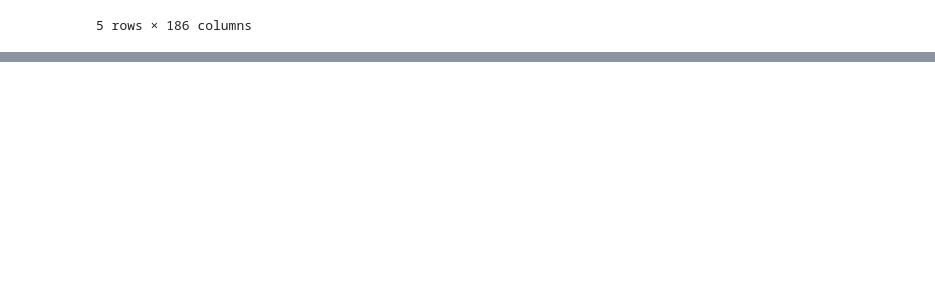
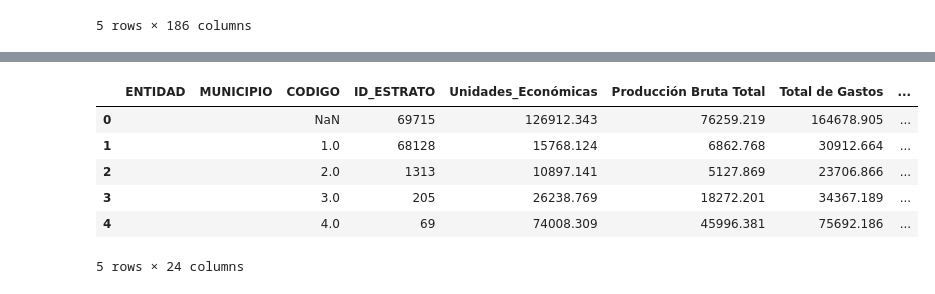
Before and after one commit to damontufar/project1, a Jupyter notebook: data_cleanup/inegi_data_2019.ipynb, the cells around one changed output, grey strips where cells are left out. Saved outputs shown, nothing was run; the diff lists cells and outputs as text; code cells hidden in the pictures; blank space fills up the shorter version.

Commit message:
Renamed Base and keeping necessary columns

```diff
--- a/data_cleanup/inegi_data_2019.ipynb
+++ b/data_cleanup/inegi_data_2019.ipynb
@@ -120,0 +94,48 @@ df.head(10)
+# %%
+#Rename Columns
+
+df.rename(columns = {"UE": "Unidades_Económicas",
+                    "A111A" : "Producción Bruta Total",
+                    "A700A" : "Total de Gastos",
+                    "A800A" : "Total de Ingresos",
+                    "H000A" : "Personal contratado",
+                    "J000A" : "Total de Remuneraciones",
+                    "K000A" : "Total de Gastos por consumo de bienes y servicios",
+                    "K020A" : "Materiales e insumos consumidos",
+                    "K030A" : "Materias primas y materiales usados en la producción",
+                    "K412A" : "Gasto por consumo de energía electríca",
+                    "K050A" : "Renta y alquiler de bienes muebles e inmuebles",
+                    "K810A" : "Gastos por publicidad",
+                    "K820A" : "Gastos por servicios de comunicación",
+                    "K976A" : "Gastos por consumo de agua",
+                    "M000A" : "Total de ingresos por suministros de bienes y servicios",
+                    "A182A" : "Remuneración media por persona remunerada",
+                    "A223A" : "Participación de la venta de productos en el total de ingresos por suministro de bienes y servicios",
+                    "A231A" : "Margen bruto de operación",
+                    "A433A" : "Ingreso principal respecto al Gasto principal",
+                    "A436A" : "Ingresos por suministro de bienes y servicios por persona ocupada",
+                    }, inplace = True)
+# %%
+#Keep only the columns useful for the analysis
+
+census_df = df[["ENTIDAD", "MUNICIPIO", "CODIGO", "ID_ESTRATO", "Unidades_Económicas","Producción Bruta Total",
+                "Total de Gastos", "Total de Ingresos", "Personal contratado", "Total de Remuneraciones",
+                "Total de Gastos por consumo de bienes y servicios", "Materiales e insumos consumidos",
+                "Materias primas y materiales usados en la producción", "Gasto por consumo de energía electríca",
+                "Renta y alquiler de bienes muebles e inmuebles", "Gastos por publicidad",
+                "Gastos por servicios de comunicación", "Gastos por consumo de agua",
+                "Total de ingresos por suministros de bienes y servicios", "Remuneración media por persona remunerada",
+                "Participación de la venta de productos en el total de ingresos por suministro de bienes y servicios",
+                "Margen bruto de operación", "Ingreso principal respecto al Gasto principal",
+                "Ingresos por suministro de bienes y servicios por persona ocupada",
+]]
+# %%
+census_df.head()
+# %% [output]
+|  | ENTIDAD | MUNICIPIO | CODIGO | ID_ESTRATO | Unidades_Económicas | Producción Bruta Total | Total de Gastos | ... |
+| 0 |  |  | NaN | 69715 | 126912.343 | 76259.219 | 164678.905 | ... |
+| 1 |  |  | 1.0 | 68128 | 15768.124 | 6862.768 | 30912.664 | ... |
+| 2 |  |  | 2.0 | 1313 | 10897.141 | 5127.869 | 23706.866 | ... |
+| 3 |  |  | 3.0 | 205 | 26238.769 | 18272.201 | 34367.189 | ... |
+| 4 |  |  | 4.0 | 69 | 74008.309 | 45996.381 | 75692.186 | ... |
+5 rows × 24 columns
```
Also changed, not shown: parts of 2 cells of this notebook.
